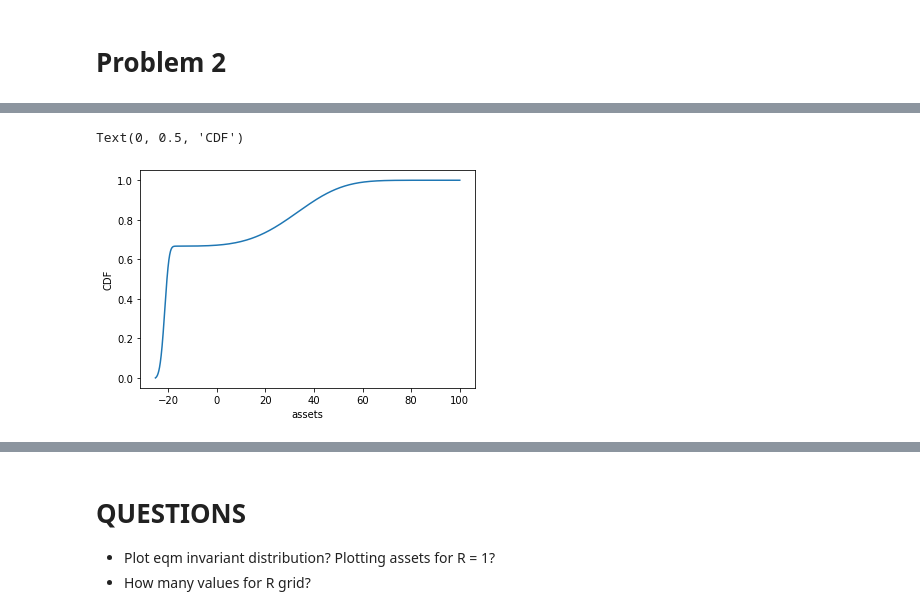
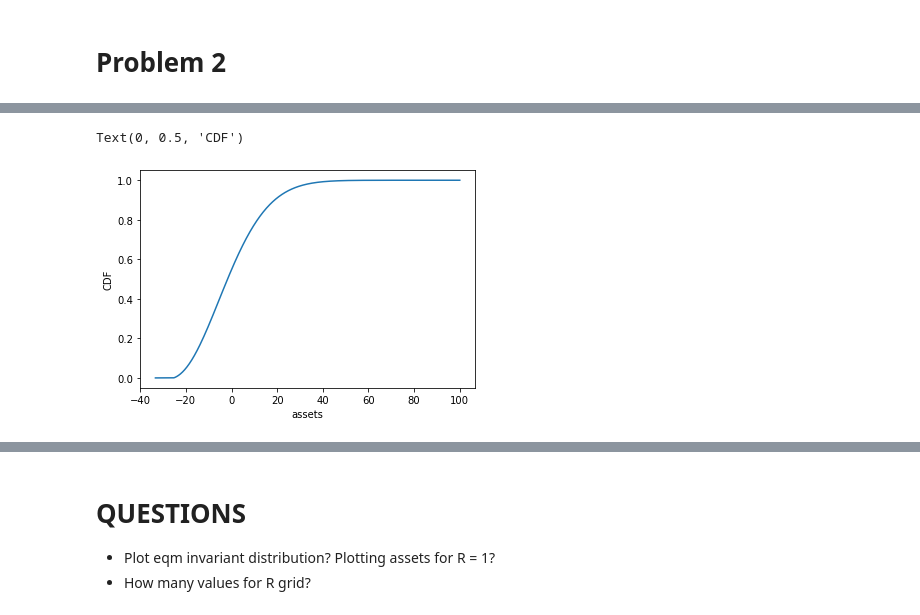
Before and after one commit to mayalroy/ECON_2010C_Q2_PS3, a Jupyter notebook: PS3.ipynb, the cells around one changed output, grey strips where cells are left out. Cells and saved outputs as stored; diff of their text form; code cells hidden in the pictures.

```diff
--- a/PS3.ipynb
+++ b/PS3.ipynb
@@ -252,7 +252,7 @@ A = agg_A(μ, ma_grid)
 def A_R(R, param=param_base):
     r = R-1
     # set NBC
-    amin = -1/max(r, 1e-5)
+    amin = -1/0.03
     Va, a_policy, c_policy, param = backward(param={**param, 'r': r, 'amin': amin}) # get a_policy
     ma_grid_r = param['ma_grid']
     T = make_T(a_policy=a_policy, Π= Π, ma_grid=ma_grid_r)
@@ -284,23 +284,23 @@ R_eqm
 # %%
 # Plotting equilibrium invariant distribution
 
 r_eqm = R_eqm-1
-amin_eqm = -1/max(r_eqm, 1e-5)
+amin_eqm = -1/0.03
 Va_eqm, a_policy_eqm, c_policy_eqm, param_eqm = backward(param={**param, 'r': r_eqm, 'amin': amin_eqm})
 ma_grid_r_eqm = param_eqm['ma_grid']
 T_eqm = make_T(a_policy=a_policy_eqm, Π= Π, ma_grid=ma_grid_r_eqm)
 T_R_eqm = T_eqm.T # transpose to get transition operator
 μ_eqm = get_mu(T_R_eqm) # get stationary distribution
 
-a_vals = np.repeat(ma_grid_r_eqm[0], 2) # (ns*na)x1 vector showing a values for μ_eqm
+a_vals = np.append(ma_grid_r_eqm[0], ma_grid_r_eqm[0]) # (ns*na)x1 vector showing a values for μ_eqm
 a_dist = []
 for a in ma_grid_r_eqm[0]: # iterate over a bins
     a_dist.append(μ_eqm[a_vals == a].sum())
 # for each asset grid value, sum pop share across income states
 a_CDF = np.cumsum(a_dist)
 plt.plot(ma_grid_r_eqm[0], a_CDF)
 plt.xlabel('assets')
 plt.ylabel('CDF')
 # %% [output]
 Text(0, 0.5, 'CDF')
-[figure, old version]
+[figure, new version]
```
Also changed, not shown: parts of 24 cells of this notebook.
